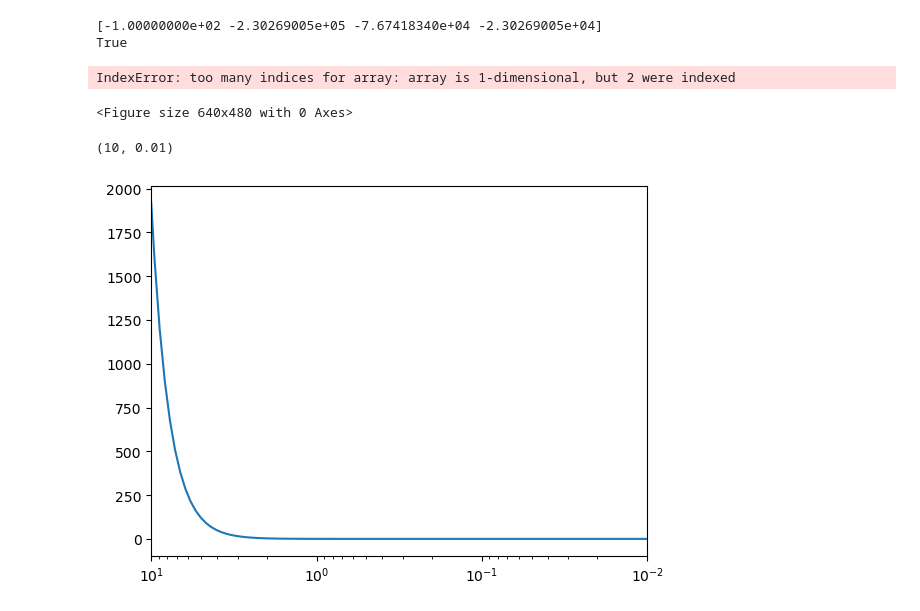
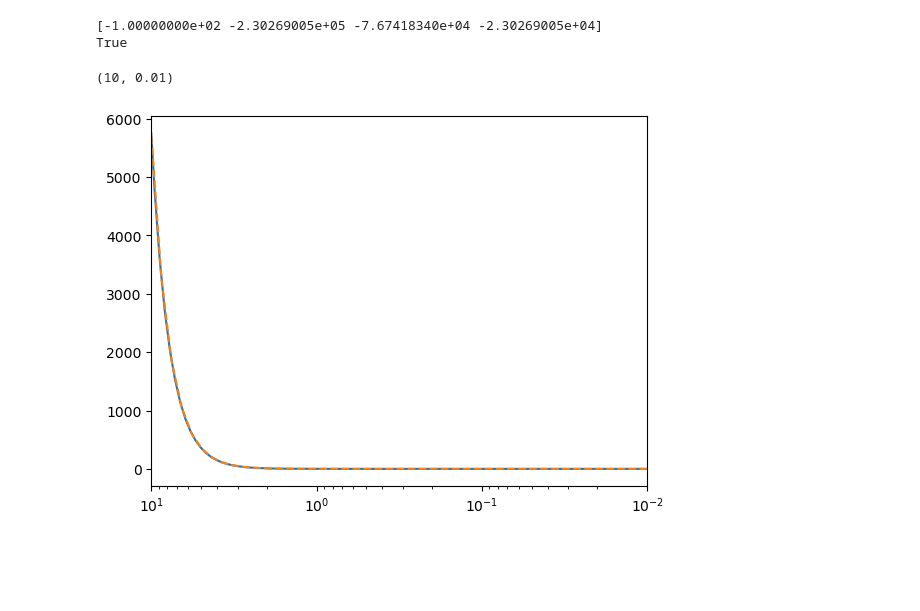
Before and after one commit to nuLABatUSD/BBN_evolve, a Jupyter notebook: thermoODE.ipynb, the cells around one changed output. Drawn from its saved outputs; the diff is of its cells as text; code cells hidden in the pictures; blank space fills up the shorter version.

Commit message:
plots check out

```diff
--- a/thermoODE.ipynb
+++ b/thermoODE.ipynb
@@ -17,7 +17,7 @@ def f(a,y,p):
     return der
 
 a0=0.1
-y0=np.array([10,(7*np.pi**2)/120*10**4,(7*np.pi**2)/360*10**4,(7*np.pi**2)/90*10**3])
+y0=np.array([10,thermo.p(10,0.511,2),thermo.P(10,0.511,2),thermo.s(10,0.511,2)])
 dx0=0.001
 p=None
 
@@ -37,21 +37,14 @@ True
 # %%
 plt.figure()
 plt.semilogx(y[:,0],y[:,1])
 plt.xlim(10,0.01)
 
 T=np.logspace(-2,1,50)
-y=np.zeros(len(T))
+z=np.zeros(len(T))
 for i in range(len(T)):
-    y[i]=thermo.p(T[i],0.511,2)
-plt.semilogx(T,y)
+    z[i]=thermo.p(T[i],0.511,2)
+plt.semilogx(T,z,linestyle='--')
 plt.xlim(10,0.01)
 # %% [output]
-IndexError: too many indices for array: array is 1-dimensional, but 2 were indexed
+(10, 0.01)
-<Figure size 640x480 with 0 Axes>
+[figure, added]
-# %%
-plt.figure()
-plt.semilogx(y[:,0],y[:,2])
-plt.xlim(10,.01)
-# %% [output]
-(10, 0.01)
-[figure, removed]
```
Also changed, not shown: parts of 4 cells of this notebook.
